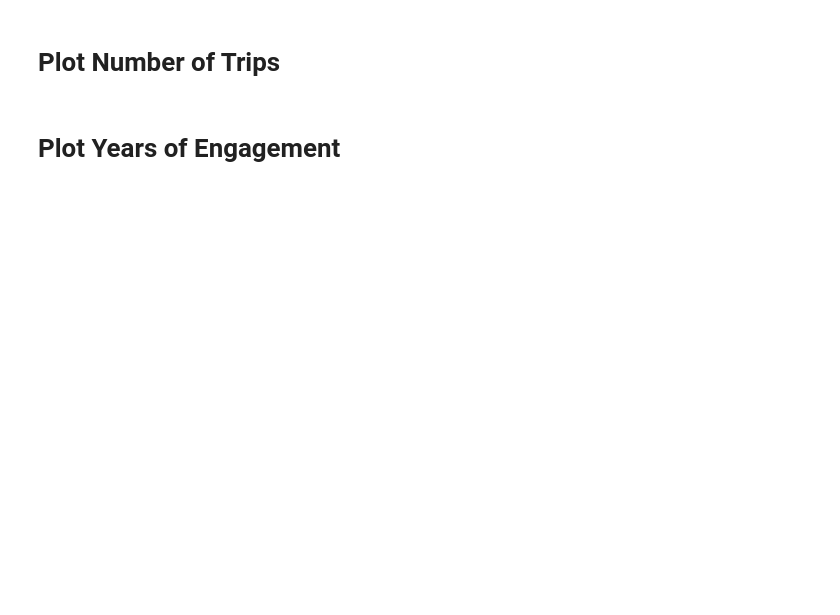
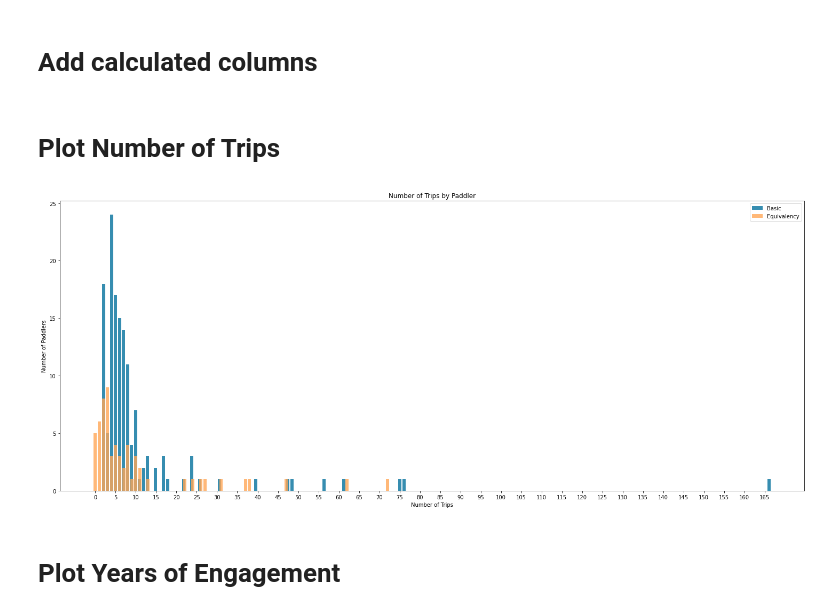
Before and after one commit to tomunger/mountaineersdata, a Jupyter notebook: paddleractivity.ipynb, the cells around one changed output. Cells and saved outputs as stored; diff of their text form; code cells hidden in the pictures; blank space fills up the shorter version.

Commit message:
Code clean up. Save figures to files Add "Filed Trips" Tighten up all paddler activity graph.

```diff
--- a/paddleractivity.ipynb
+++ b/paddleractivity.ipynb
@@ -64,6 +64,10 @@ COURSEPOSITION_LIST = ["Graduate", "Equivalent"]
 AT_SEAKAYAKING = "Sea Kayaking"
 
 
+COLOR_BASIC = "xkcd:ocean blue"
+COLOR_EQUIVALENT = "xkcd:pale orange"
+
+
 # Define contents of our two data files
 # Roster contains a roster of graduated students.
 RosterFile = FileCols([ C_FIRSTNAME, C_LASTNAME, "Email", "Registration Status", C_COURSEPOSITION, C_GRADUATIONDATE ],
@@ -83,6 +87,8 @@ BasicDates = [ 2015, 2016, 2017, 2018, 2019, 2021 ]
 FirstYear = min(min(EquivDates),min(BasicDates))
 
 # Types of activities we count.  Exclude field trips, lectures, and seminars.
-ActivityCategoryList = [ "Trip", "Clinic" ]
+ActivityCategoryList = [ "Trip", "Clinic", "Field trip" ]
+
+# Cute but not useful:  plt.xkcd()
 # %%
 def LoadData (dataDirectory, rosterFileBase, rosterCols: FileCols, activityFileBase, activityCols: FileCols, paddlerType, dateList, activityCategoryList):
@@ -157,6 +171,8 @@ fullActivity.to_csv("fullActivity.csv")
 # then renegnaged through equivlency
 ed = pd.Timestamp(year=FirstYear, month=1, day=1)
 fullActivity = fullActivity.loc[fullActivity[C_ACTIVITYSTARTDATE] >= ed]
+# %% [markdown]
+# Add calculated columns
 # %%
 # Calculate trip counts for entries on roster
 # Apply a lambda function on reach row.
@@ -187,22 +202,25 @@ fullRoster[C_ENGAGEDYEARS] = fullRoster.apply(lambda row : calculateEngagedYears
 # %% [markdown]
 # Plot Number of Trips
 # %%
-plt.figure(figsize=(25,10))
 
 # Get trip count series for basic and equivalency paddlers
 btc = fullRoster[fullRoster[C_PADDLERTYPE] == PT_BASIC][C_TRIPCOUNT]
 etc = fullRoster[fullRoster[C_PADDLERTYPE] == PT_EQUIVALENCY][C_TRIPCOUNT]
 
 b = max(btc.max(), etc.max())
 
 # Graph the two
-plt.hist(btc, bins=btc.max(), alpha=1.0, label=PT_BASIC, align='left', rwidth=0.8)
-plt.hist(etc, bins=etc.max(), alpha=1.0, label=PT_EQUIVALENCY, align='left', rwidth=0.8)
+plt.figure(figsize=(25,10))
+plt.hist(btc, bins=btc.max(), alpha=0.8, label=PT_BASIC, align='left', rwidth=0.8, color=COLOR_BASIC)
+plt.hist(etc, bins=etc.max(), alpha=0.8, label=PT_EQUIVALENCY, align='left', rwidth=0.8, color=COLOR_EQUIVALENT)
 plt.xlabel("Number of Trips")
 plt.xticks(range(0,b,5))
 plt.ylabel("Number of Paddlers")
 plt.legend()
 plt.title("Number of Trips by Paddler")
+plt.savefig("Paddler Number of Trips.jpg")
+# %% [output]
+[figure, added]
 # %% [markdown]
 # Plot Years of Engagement
 # %%
```
Also changed, not shown: parts of 7 cells of this notebook.
